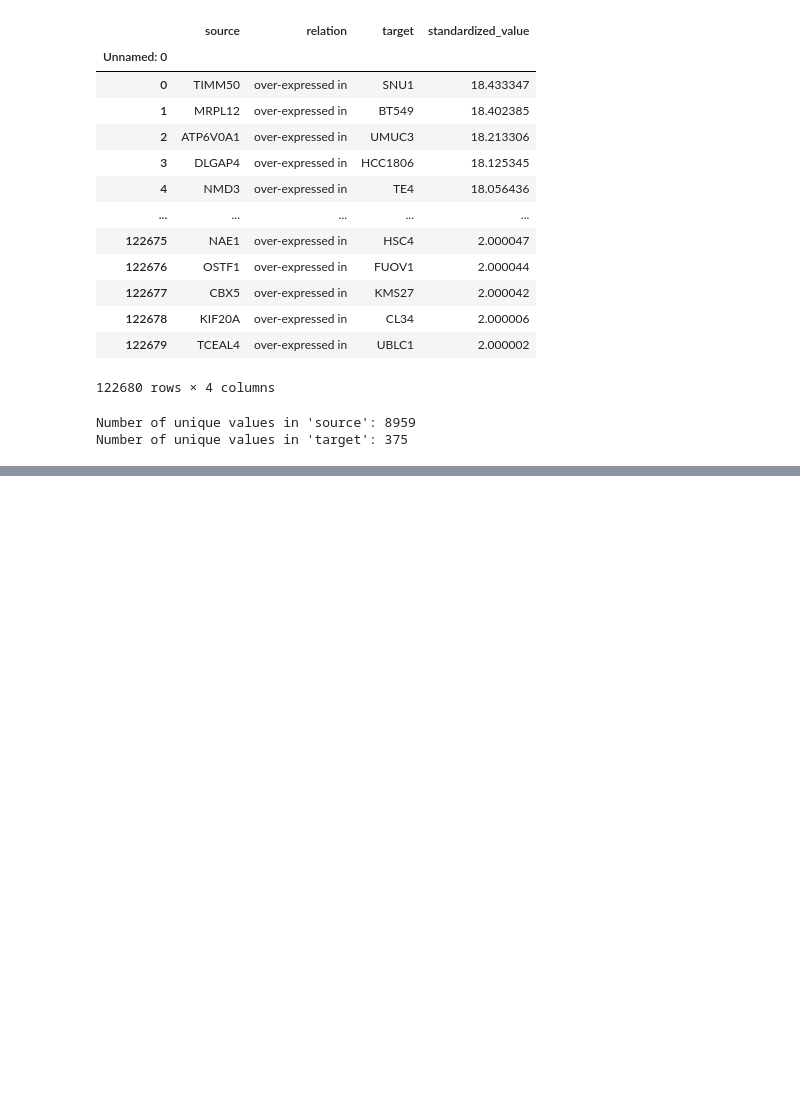
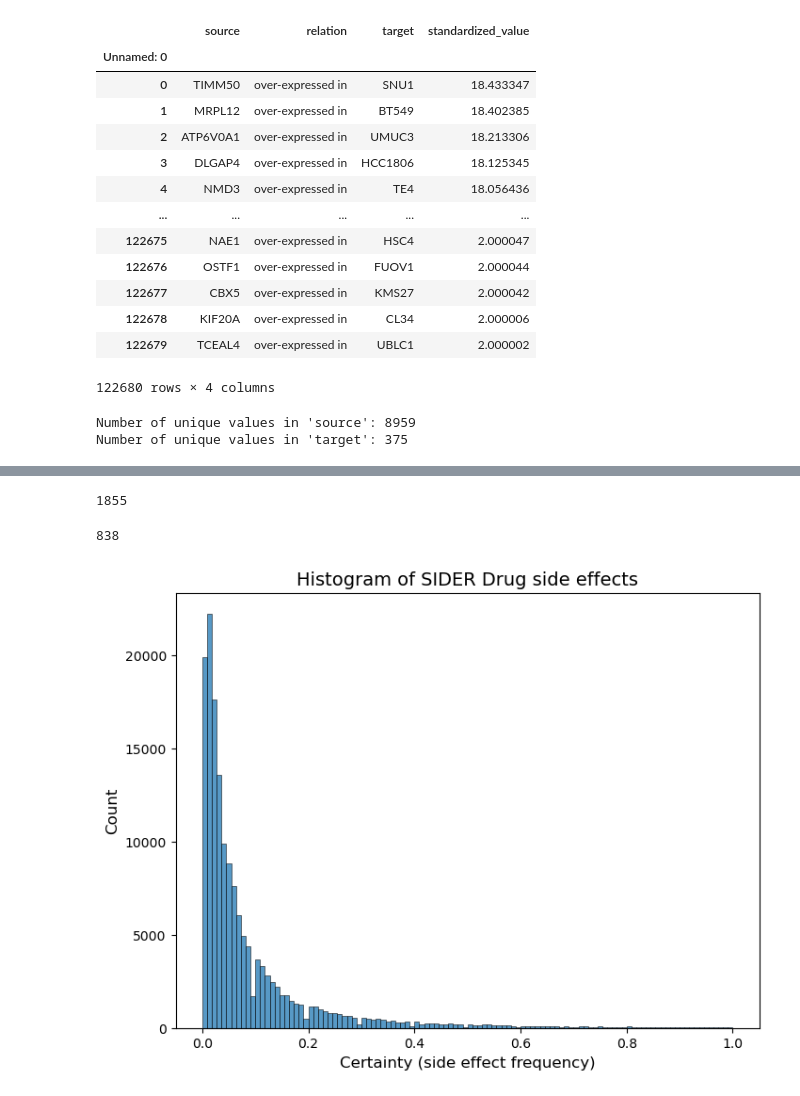
Before and after one commit to mmottaqii/KG-DrugDiscovery, a Jupyter notebook: scripts/kg_preprocessing.ipynb, the cells around one changed output, grey strips where cells are left out. Drawn from its saved outputs; the diff is of its cells as text; code cells hidden in the pictures; blank space fills up the shorter version.

```diff
--- a/scripts/kg_preprocessing.ipynb
+++ b/scripts/kg_preprocessing.ipynb
@@ -2527,0 +2831,13 @@ InChI Key: CQJUFAUBDFYNPH-AATRIKPKSA-N -> Chemical Name: (E)-N-[4-[3-chloro-4-[(
+# %%
+# Just for  check and nothing else.
+
+# List of CIDs to check
+cids_to_check = ["11421783", "11399331", "11398999"]  # Replace with your actual CIDs
+
+# Checking and printing the first element if CID exists
+for cid in cids_to_check:
+    if cid in chemical_aliases:
+        first_element = list(chemical_aliases[cid])[0]  # Convert set to list before indexing
+        print(f"CID: {cid}, First Chemical Name: {first_element}")
+    else:
+        print(f"CID: {cid} not found in dictionary")
@@ -3017,9 +3390,9 @@ len(chemical_aliases)
 # %%
 # Print the first two keys and their corresponding values
 for i, (key, value) in enumerate(chemical_aliases.items()):
-    if i < 3:
+    if i < 5:
         print(f"Key: {key}")
-        print(f"Value: {list(value)[:20]}")
+        print(f"Value: {list(value)[:5]}")
     else:
         break
 # %% [output]
@@ -3831,0 +4215,4 @@ df_prot.to_csv("/home/vmottaqi/kg/CCLE_maayanlab/CCLE_Cell_Line_Proteomics_tripl
+# %%
+import pandas as pd
+df = pd.read_csv("/home/vmottaqi/kg/drug_data/chemcial_side_effects/sider_side_effects/meddra_freq.tsv", sep="\t")
+df
@@ -3831,0 +4233,5 @@ df_prot.to_csv("/home/vmottaqi/kg/CCLE_maayanlab/CCLE_Cell_Line_Proteomics_tripl
+# %%
+# Remove rows where 'placebo' column is not NaN
+df = df[df['placebo'].isna()]
+
+df.shape
@@ -3831,0 +4299,26 @@ df_prot.to_csv("/home/vmottaqi/kg/CCLE_maayanlab/CCLE_Cell_Line_Proteomics_tripl
+# %%
+print(df["UMLS_id"].nunique())
+# %% [output]
+1855
+# %%
+print(df["compound_flat_id"].nunique())
+# %% [output]
+838
+# %%
+import seaborn as sns
+import matplotlib.pyplot as plt
+
+# Create histogram using seaborn
+plt.figure(figsize=(8,6))
+sns.histplot(df["frequency_percentage"], bins=110, kde=False)
+
+# Labels and title
+plt.xlabel("Certainty (side effect frequency)", fontsize=12)
+plt.ylabel("Count", fontsize=12)
+plt.title("Histogram of SIDER Drug side effects", fontsize=14)
+
+# plt.savefig('/home/vmottaqi/kg/drug_data/sider_side_effects/figures/sider_side_effects_hist_Feb14.png', dpi=1200, bbox_inches="tight")
+# Show the plot
+plt.show()
+# %% [output]
+[figure, added]
```
Also changed, not shown: parts of 44 cells of this notebook.
